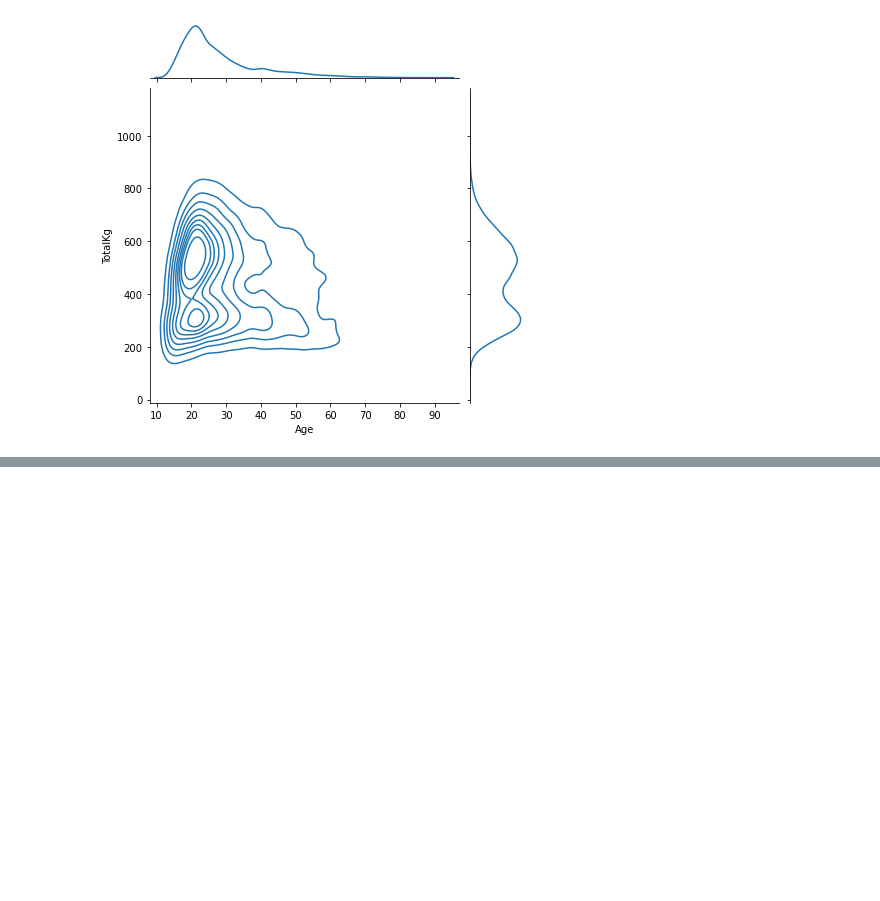
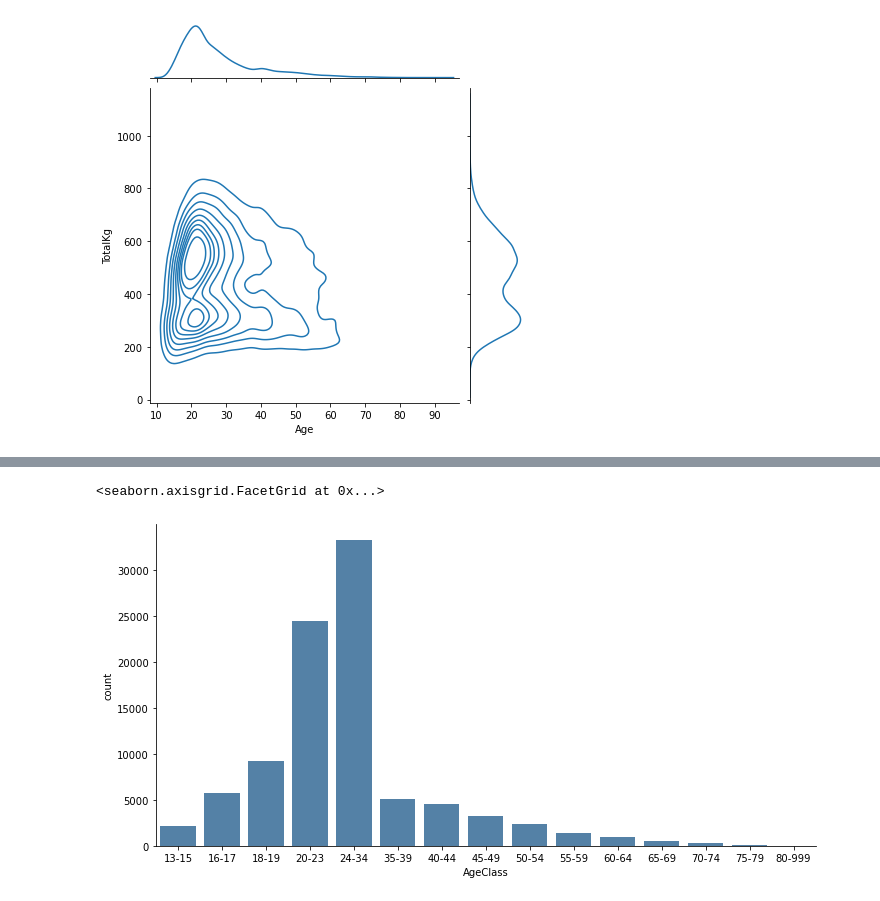
Before and after one commit to jjz17/Natural-Strength, a Jupyter notebook: notebooks/eda.ipynb, the cells around one changed output, grey strips where cells are left out. Drawn from its saved outputs; the diff is of its cells as text; code cells hidden in the pictures; blank space fills up the shorter version.

```diff
--- a/notebooks/eda.ipynb
+++ b/notebooks/eda.ipynb
@@ -94,0 +96,5 @@ sns.jointplot(data=data, x='Age', y='TotalKg', kind='kde')
+# %%
+sns.factorplot('AgeClass', data=data, aspect=2, kind="count", color='steelblue')
+# %% [output]
+<seaborn.axisgrid.FacetGrid at 0x...>
+[figure, added]
```
Also changed, not shown: parts of 1 cell of this notebook, 1 other file.
